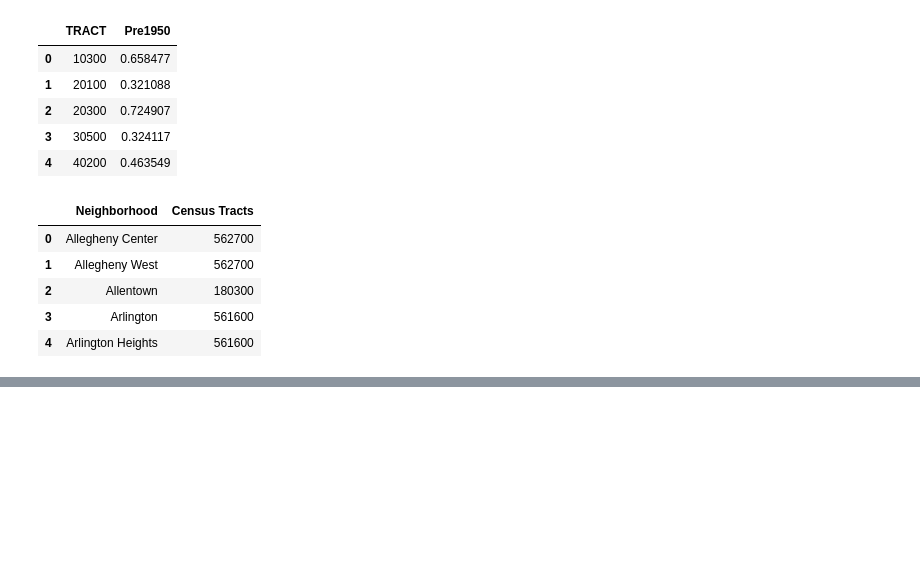
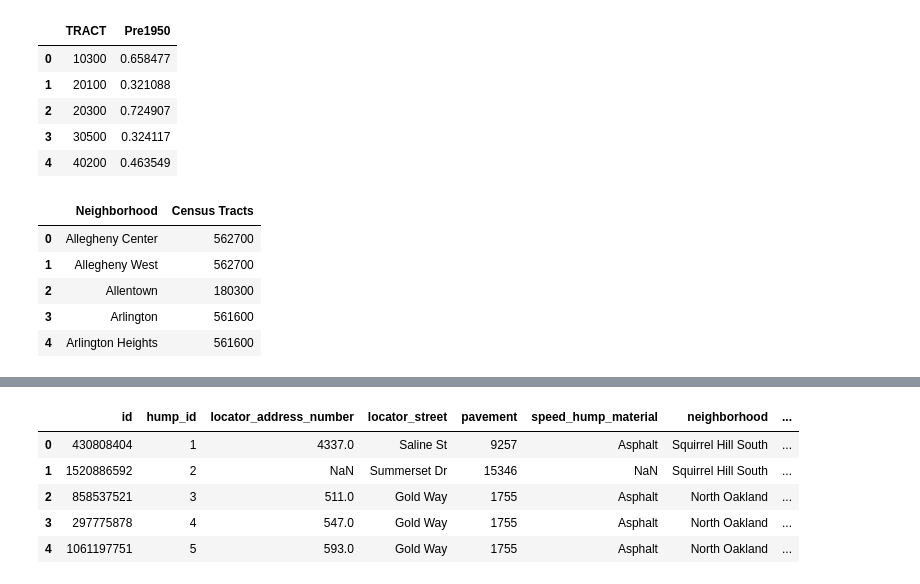
Before and after one commit to songxingyu1118/CMPINF10_Final_Project, a Jupyter notebook: Neighborhoods.ipynb, the cells around one changed output, grey strips where cells are left out. Cells and saved outputs as stored; diff of their text form; code cells hidden in the pictures; blank space fills up the shorter version.

```diff
--- a/Neighborhoods.ipynb
+++ b/Neighborhoods.ipynb
@@ -77,0 +90,10 @@ lead_data.head()
+# %%
+speed_hump = pd.read_csv("CSVs/SpeedHumps.csv")
+speed_hump.head()
+# %% [output]
+|  | id | hump_id | locator_address_number | locator_street | pavement | speed_hump_material | neighborhood | ... |
+| 0 | 430808404 | 1 | 4337.0 | Saline St | 9257 | Asphalt | Squirrel Hill South | ... |
+| 1 | 1520886592 | 2 | NaN | Summerset Dr | 15346 | NaN | Squirrel Hill South | ... |
+| 2 | 858537521 | 3 | 511.0 | Gold Way | 1755 | Asphalt | North Oakland | ... |
+| 3 | 297775878 | 4 | 547.0 | Gold Way | 1755 | Asphalt | North Oakland | ... |
+| 4 | 1061197751 | 5 | 593.0 | Gold Way | 1755 | Asphalt | North Oakland | ... |
```
Also changed, not shown: parts of 5 cells of this notebook, 1 other file.
